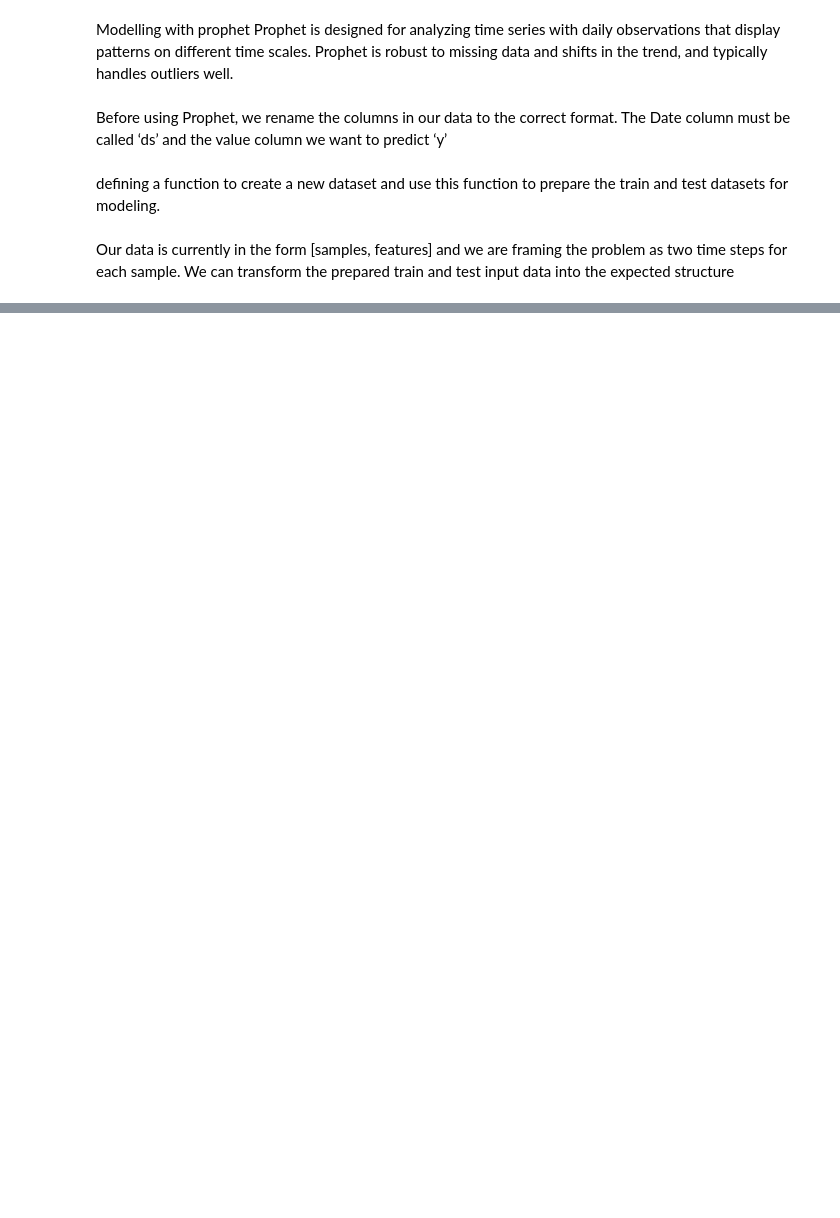
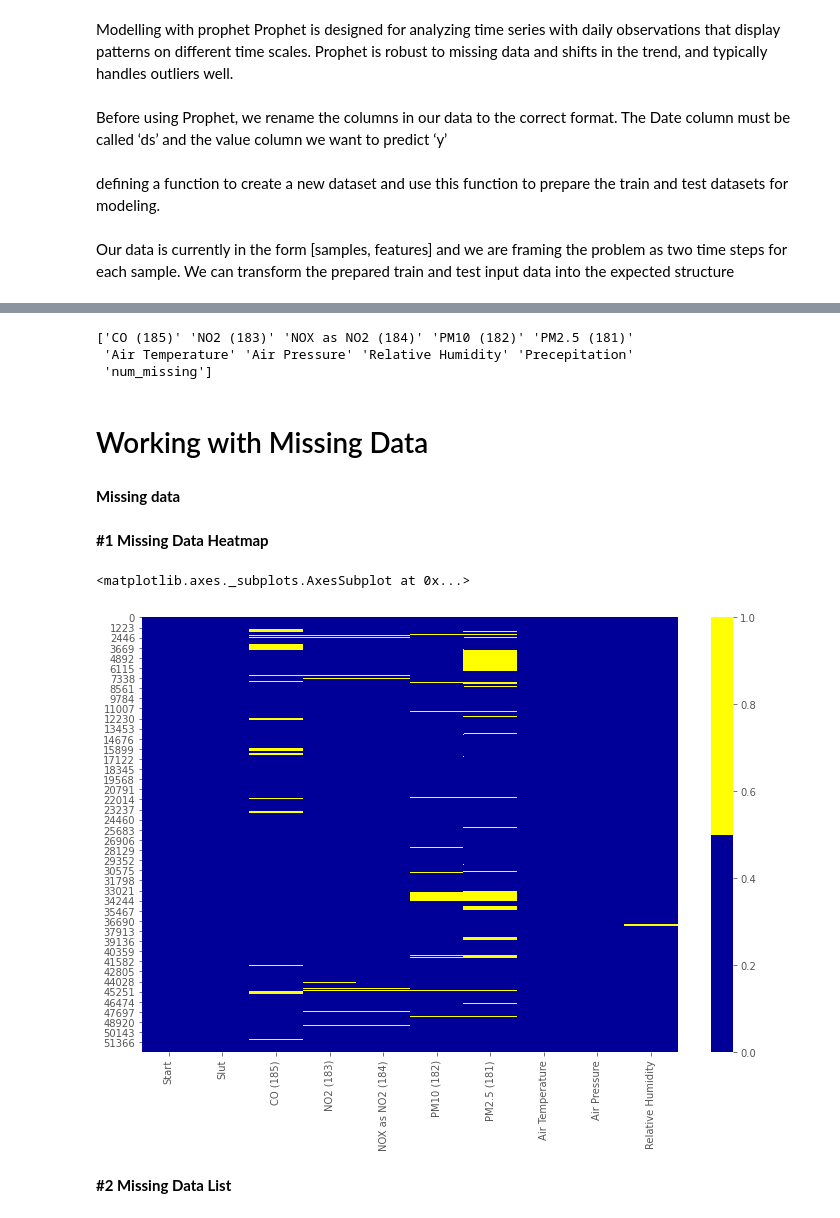
Before and after one commit to evo4np/damp_preprocessing_2018, a Jupyter notebook: station_8779.ipynb, the cells around one changed output, grey strips where cells are left out. Saved outputs shown, nothing was run; the diff lists cells and outputs as text; code cells hidden in the pictures; blank space fills up the shorter version.

Commit message:
working with missing values and outliers

```diff
--- a/station_8779.ipynb
+++ b/station_8779.ipynb
@@ -8,3 +10,8 @@ import matplotlib.mlab as mlab
 import matplotlib
 plt.style.use('ggplot')
 from matplotlib.pyplot import figure
+
+%matplotlib inline
+matplotlib.rcParams['figure.figsize'] = (12,8)
+
+pd.options.mode.chained_assignment = None
@@ -710,0 +503,5 @@ testX = np.reshape(testX, (testX.shape[0],1, testX.shape[1]))
+# %%
+#read the data
+df = 'https://raw.githubusercontent.com/praveenswamy65/Uppsala_ProjectCS_2020/master/8779/8779_merged.csv?token=ANXEMBUHKRMUUVHRNWWMSTS7SAZDG'
+df = pd.read_csv(df)
+df.head()
@@ -710,0 +532,24 @@ testX = np.reshape(testX, (testX.shape[0],1, testX.shape[1]))
+# %%
+#select numeric column
+df_numeric = df.select_dtypes(include =[np.number])
+numeric_cols = df_numeric.columns.values
+print(numeric_cols)
+# %% [output]
+['CO (185)' 'NO2 (183)' 'NOX as NO2 (184)' 'PM10 (182)' 'PM2.5 (181)'
+ 'Air Temperature' 'Air Pressure' 'Relative Humidity' 'Precepitation'
+ 'num_missing']
+# %% [markdown]
+# Working with Missing Data
+# %% [markdown]
+**Missing data**
+# %% [markdown]
+**#1 Missing Data Heatmap**
+# %%
+cols = df.columns[:10] # first 10 columns
+colours = ['#000099', '#ffff00'] # specify the colours - yellow is missing. blue is not missing.
+sns.heatmap(df[cols].isnull(), cmap=sns.color_palette(colours))
+# %% [output]
+<matplotlib.axes._subplots.AxesSubplot at 0x...>
+[figure, added]
+# %% [markdown]
+**#2 Missing Data List**
```
Also changed, not shown: parts of 203 cells of this notebook.
